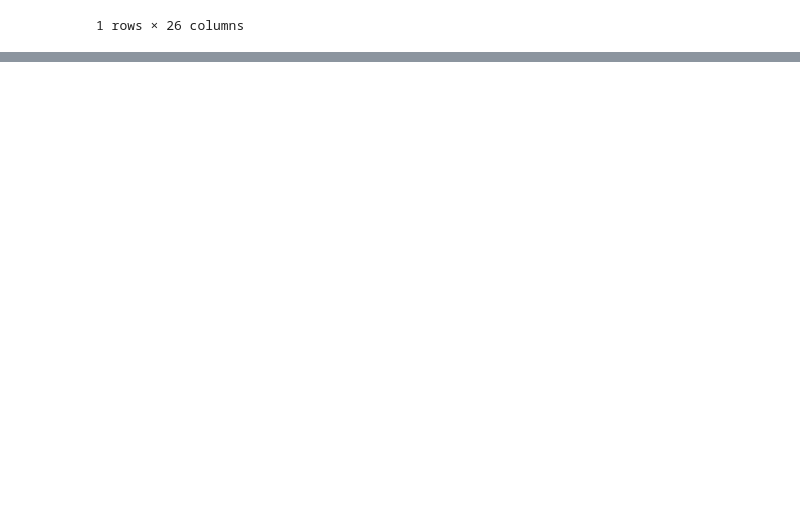
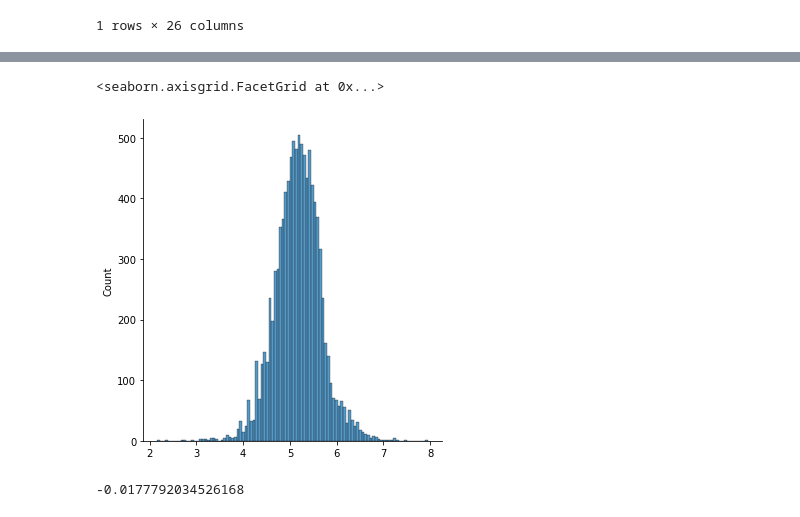
Before and after one commit to ayap20/CHEM6090_Project, a Jupyter notebook: EDA_aqsoldb.ipynb, the cells around one changed output, grey strips where cells are left out. Cells and saved outputs as stored; diff of their text form; code cells hidden in the pictures; blank space fills up the shorter version.

```diff
--- a/EDA_aqsoldb.ipynb
+++ b/EDA_aqsoldb.ipynb
@@ -88,0 +107,9 @@ sns.pairplot(df)
+# %%
+sns.displot(fitted_data)
+# %% [output]
+<seaborn.axisgrid.FacetGrid at 0x...>
+[figure, added]
+# %%
+fitted_lambda
+# %% [output]
+-0.0177792034526168
```
Also changed, not shown: parts of 8 cells of this notebook, 16 other files.
